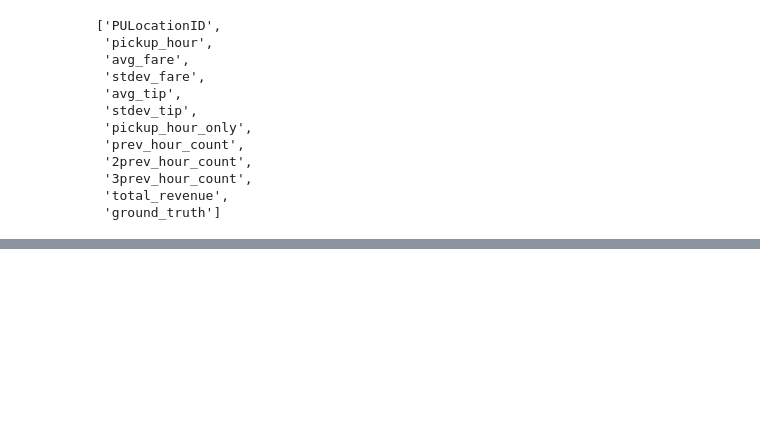
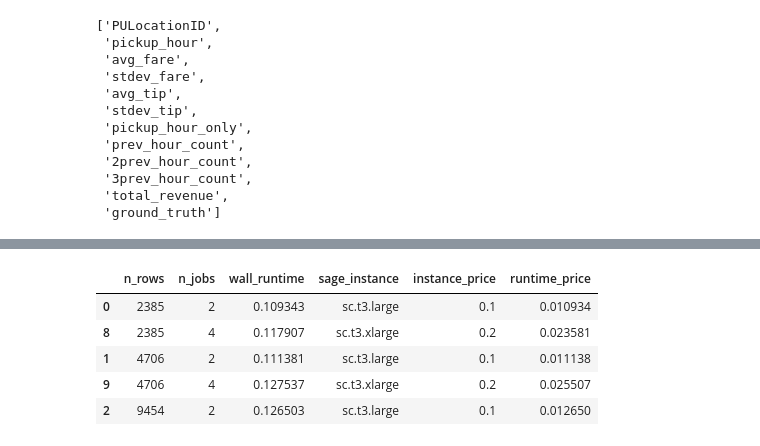
Before and after one commit to felimomo/AWS-ML-taxi-nyc, a Jupyter notebook: data-explore.ipynb, the cells around one changed output, grey strips where cells are left out. Drawn from its saved outputs; the diff is of its cells as text; code cells hidden in the pictures; blank space fills up the shorter version.

```diff
--- a/data-explore.ipynb
+++ b/data-explore.ipynb
@@ -18,0 +23,8 @@ print(os.environ.get("PATH"))
+# %%
+with open("data_size.txt", "r") as f:
+    NBytes = np.sum([
+        int(line.split(': ')[1].rstrip('\n'))
+        for line in f.readlines()
+    ])
+    NGB = NBytes / 1024 ** 3
+    print(NGB)
@@ -451,0 +603,9 @@ XGBoost mse: 660.8542781398289
+# %%
+benchmark_df.sort_values(by='n_rows').head()
+# %% [output]
+|  | n_rows | n_jobs | wall_runtime | sage_instance | instance_price | runtime_price |
+| 0 | 2385 | 2 | 0.109343 | sc.t3.large | 0.1 | 0.010934 |
+| 8 | 2385 | 4 | 0.117907 | sc.t3.xlarge | 0.2 | 0.023581 |
+| 1 | 4706 | 2 | 0.111381 | sc.t3.large | 0.1 | 0.011138 |
+| 9 | 4706 | 4 | 0.127537 | sc.t3.xlarge | 0.2 | 0.025507 |
+| 2 | 9454 | 2 | 0.126503 | sc.t3.large | 0.1 | 0.012650 |
```
Also changed, not shown: parts of 22 cells of this notebook.
